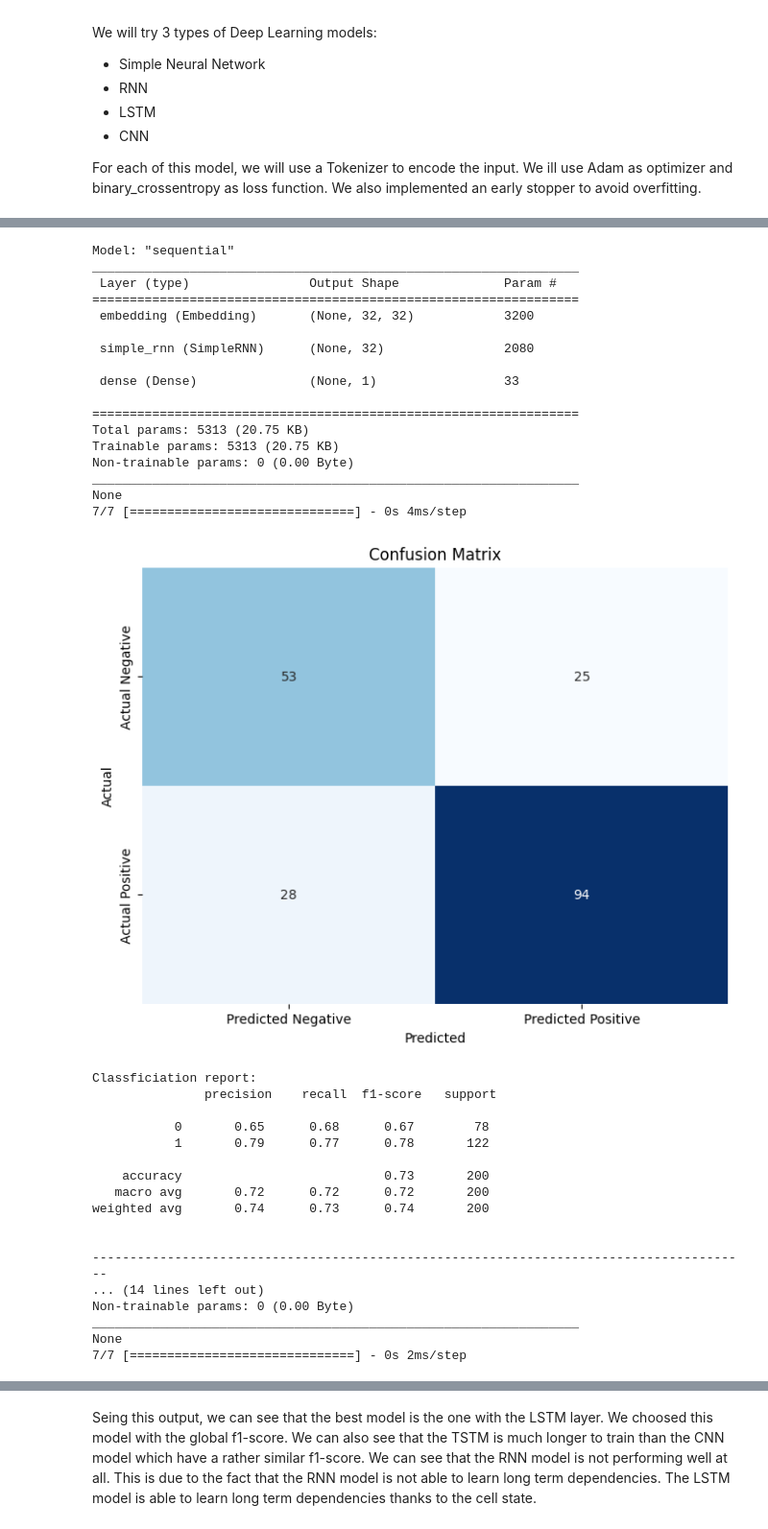
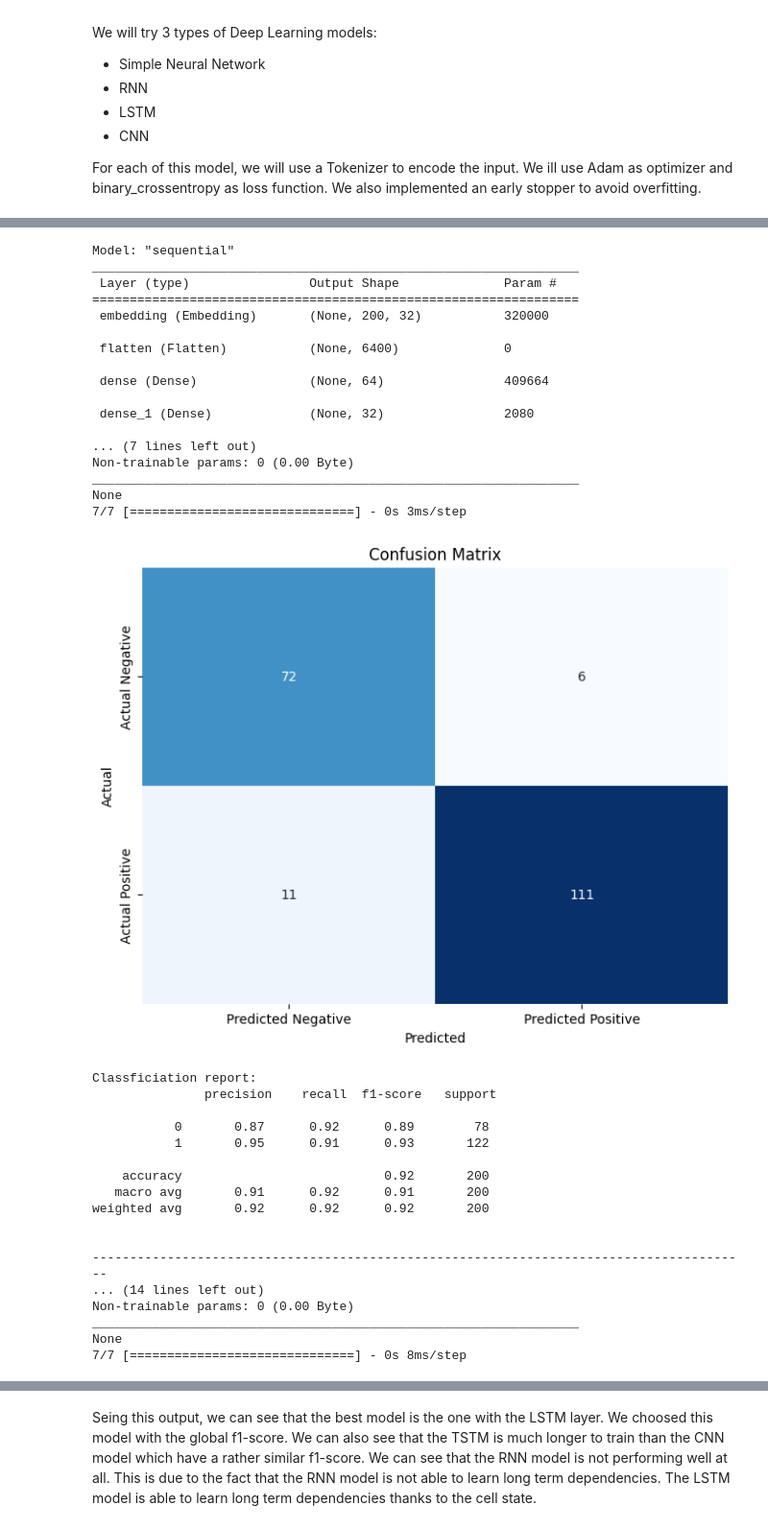
Before and after one commit to maxpline83/NLP_Phishing_Classification, a Jupyter notebook: 3_deep_learning.ipynb, the cells around one changed output, grey strips where cells are left out. Shown: that part at 96% size. Saved outputs shown, nothing was run; the diff lists cells and outputs as text; code cells hidden in the pictures.

```diff
--- a/3_deep_learning.ipynb
+++ b/3_deep_learning.ipynb
@@ -32,8 +32,8 @@ X_train, X_test, y_train, y_test = train_test_split(X, y, test_size=0.2, random_
 I use here embedding function Tokenizer from Keras. It is a very useful function that allows to tokenize the text and to create a dictionary of words. It also allows to create a matrix of words that can be used in the neural network.
 # %%
 # Parameters
-max_words = 100
-max_sequence_length = 32
+max_words = 10000
+max_sequence_length = 200
 
 # Tokenize the training & testing data
 tokenizer, X_train= tokenize_training_data(X_train, max_words, max_sequence_length)
@@ -286,36 +294,36 @@ weighted avg       0.83      0.83      0.83       200
 # %%
-for model in [metrics ,modelRNN, modelLSTM, modelCNN]:
-  print(model.summary())
-  evaluate_model(model, X_test, y_test)
+for DL in [model ,modelRNN, modelLSTM, modelCNN]:
+  print(DL.summary())
+  evaluate_model(DL, X_test, y_test)
   print("\n---------------------------------------------------------------------------------------- \n")
 # %% [output]
 Model: "sequential"
 _________________________________________________________________
  Layer (type)                Output Shape              Param #
 =================================================================
- embedding (Embedding)       (None, 32, 32)            3200
+ embedding (Embedding)       (None, 200, 32)           320000
 
- simple_rnn (SimpleRNN)      (None, 32)                2080
+ flatten (Flatten)           (None, 6400)              0
 
- dense (Dense)               (None, 1)                 33
+ dense (Dense)               (None, 64)                409664
 
-=================================================================
-Total params: 5313 (20.75 KB)
-Trainable params: 5313 (20.75 KB)
+ dense_1 (Dense)             (None, 32)                2080
+
+... (7 lines left out)
 Non-trainable params: 0 (0.00 Byte)
 _________________________________________________________________
 None
-7/7 [==============================] - 0s 4ms/step
+7/7 [==============================] - 0s 3ms/step
-[figure, old version]
+[figure, new version]
 Classficiation report:
                precision    recall  f1-score   support
 
-           0       0.65      0.68      0.67        78
-           1       0.79      0.77      0.78       122
+           0       0.87      0.92      0.89        78
+           1       0.95      0.91      0.93       122
 
-    accuracy                           0.73       200
-   macro avg       0.72      0.72      0.72       200
-weighted avg       0.74      0.73      0.74       200
+    accuracy                           0.92       200
+   macro avg       0.91      0.92      0.91       200
+weighted avg       0.92      0.92      0.92       200
 
 
 ----------------------------------------------------------------------------------------
@@ -323,7 +331,7 @@ weighted avg       0.74      0.73      0.74       200
 Non-trainable params: 0 (0.00 Byte)
 _________________________________________________________________
 None
-7/7 [==============================] - 0s 2ms/step
+7/7 [==============================] - 0s 8ms/step
 [figure]
 Classficiation report:
                precision    recall  f1-score   support
```
Also changed, not shown: parts of 8 cells of this notebook, 1 other file.
